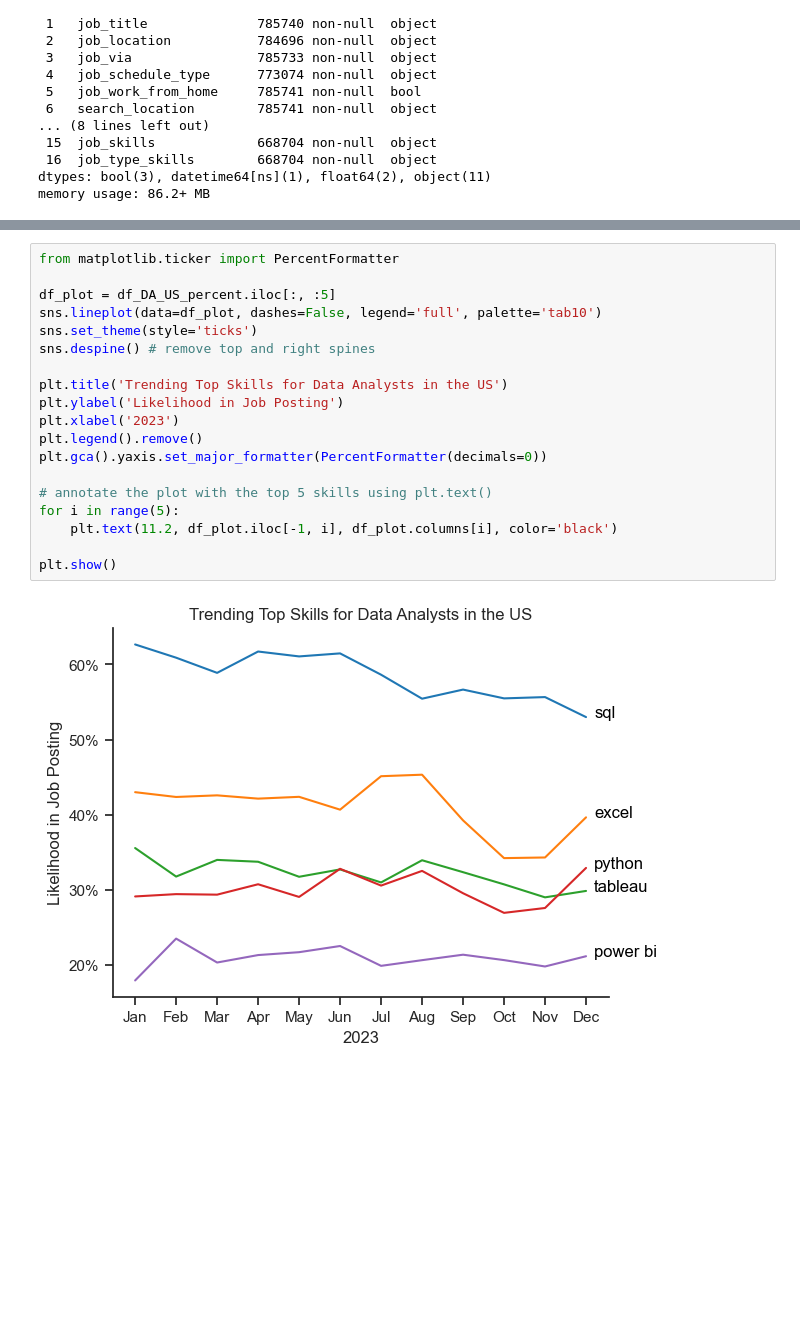
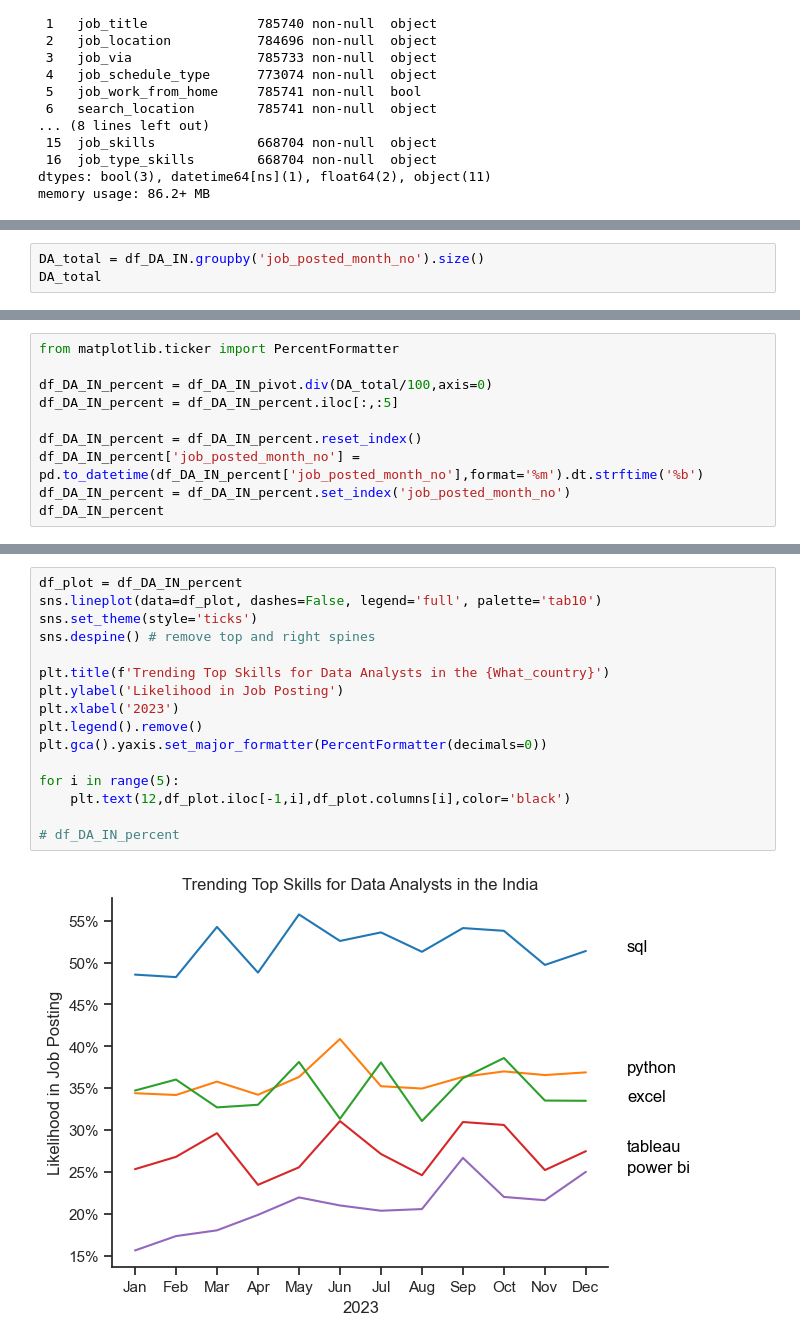
Before and after one commit to AnkitBalotiya/Python_learning, a Jupyter notebook: Project/3_Skills_Trend.ipynb, the cells around one changed output, grey strips where cells are left out. Saved outputs shown, nothing was run; the diff lists cells and outputs as text; blank space fills up the shorter version.

Commit message:
Project update
Done the analysis on the data field job market .

```diff
--- a/Project/3_Skills_Trend.ipynb
+++ b/Project/3_Skills_Trend.ipynb
@@ -121,0 +46,3 @@ df_DA_US_percent
+# %%
+DA_total = df_DA_IN.groupby('job_posted_month_no').size()
+DA_total
@@ -121,0 +64,10 @@ df_DA_US_percent
+# %%
+from matplotlib.ticker import PercentFormatter
+
+df_DA_IN_percent = df_DA_IN_pivot.div(DA_total/100,axis=0)
+df_DA_IN_percent = df_DA_IN_percent.iloc[:,:5]
+
+df_DA_IN_percent = df_DA_IN_percent.reset_index()
+df_DA_IN_percent['job_posted_month_no'] = pd.to_datetime(df_DA_IN_percent['job_posted_month_no'],format='%m').dt.strftime('%b')
+df_DA_IN_percent = df_DA_IN_percent.set_index('job_posted_month_no')
+df_DA_IN_percent
@@ -122,21 +89,18 @@ df_DA_US_percent
 # %%
-from matplotlib.ticker import PercentFormatter
-
-df_plot = df_DA_US_percent.iloc[:, :5]
+df_plot = df_DA_IN_percent
 sns.lineplot(data=df_plot, dashes=False, legend='full', palette='tab10')
 sns.set_theme(style='ticks')
 sns.despine() # remove top and right spines
 
-plt.title('Trending Top Skills for Data Analysts in the US')
+plt.title(f'Trending Top Skills for Data Analysts in the {What_country}')
 plt.ylabel('Likelihood in Job Posting')
 plt.xlabel('2023')
 plt.legend().remove()
 plt.gca().yaxis.set_major_formatter(PercentFormatter(decimals=0))
 
-# annotate the plot with the top 5 skills using plt.text()
 for i in range(5):
-    plt.text(11.2, df_plot.iloc[-1, i], df_plot.columns[i], color='black')
+    plt.text(12,df_plot.iloc[-1,i],df_plot.columns[i],color='black')
 
-plt.show()
+# df_DA_IN_percent
 # %% [output]
-[figure, old version]
+[figure, new version]
```
Also changed, not shown: parts of 6 cells of this notebook, 5 other files.
